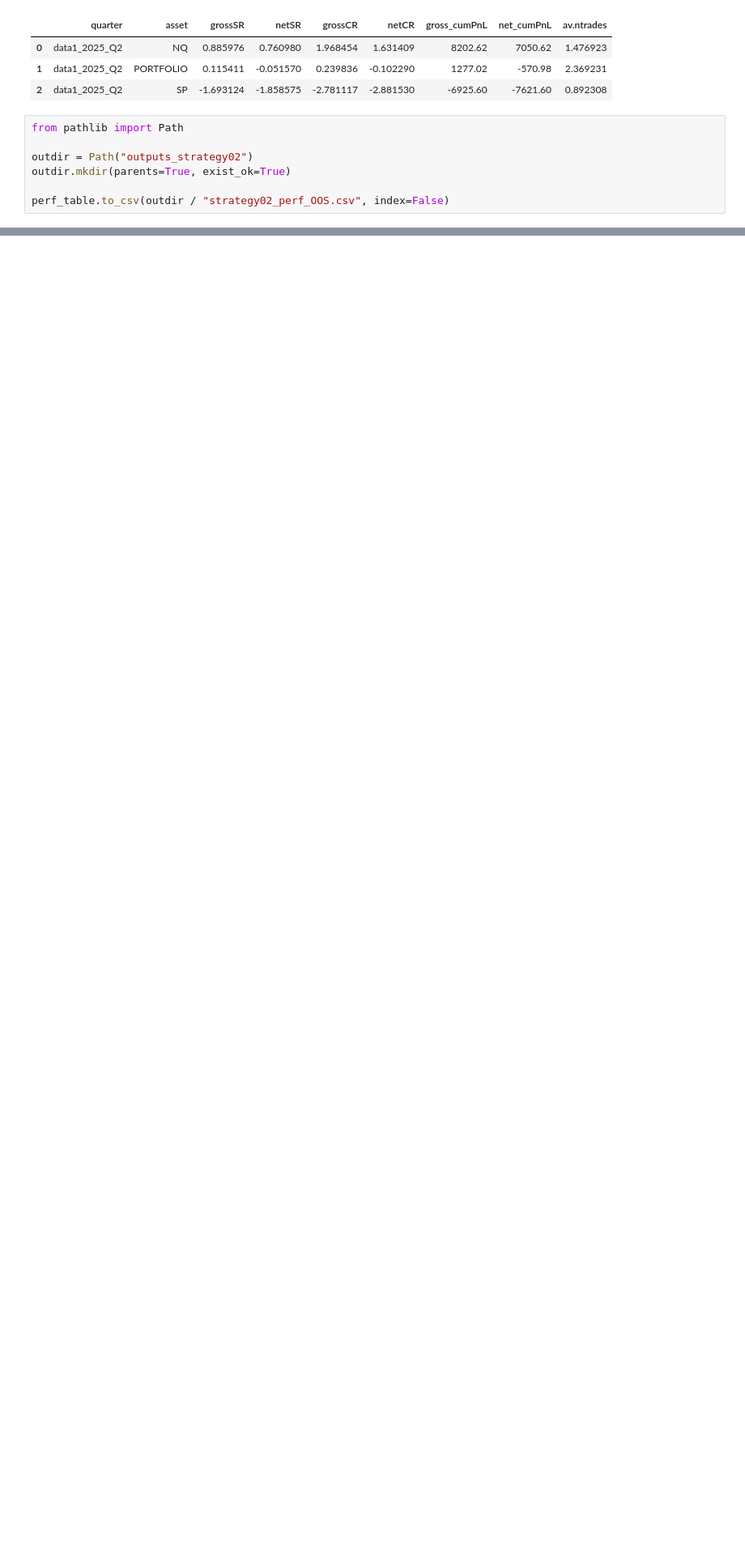
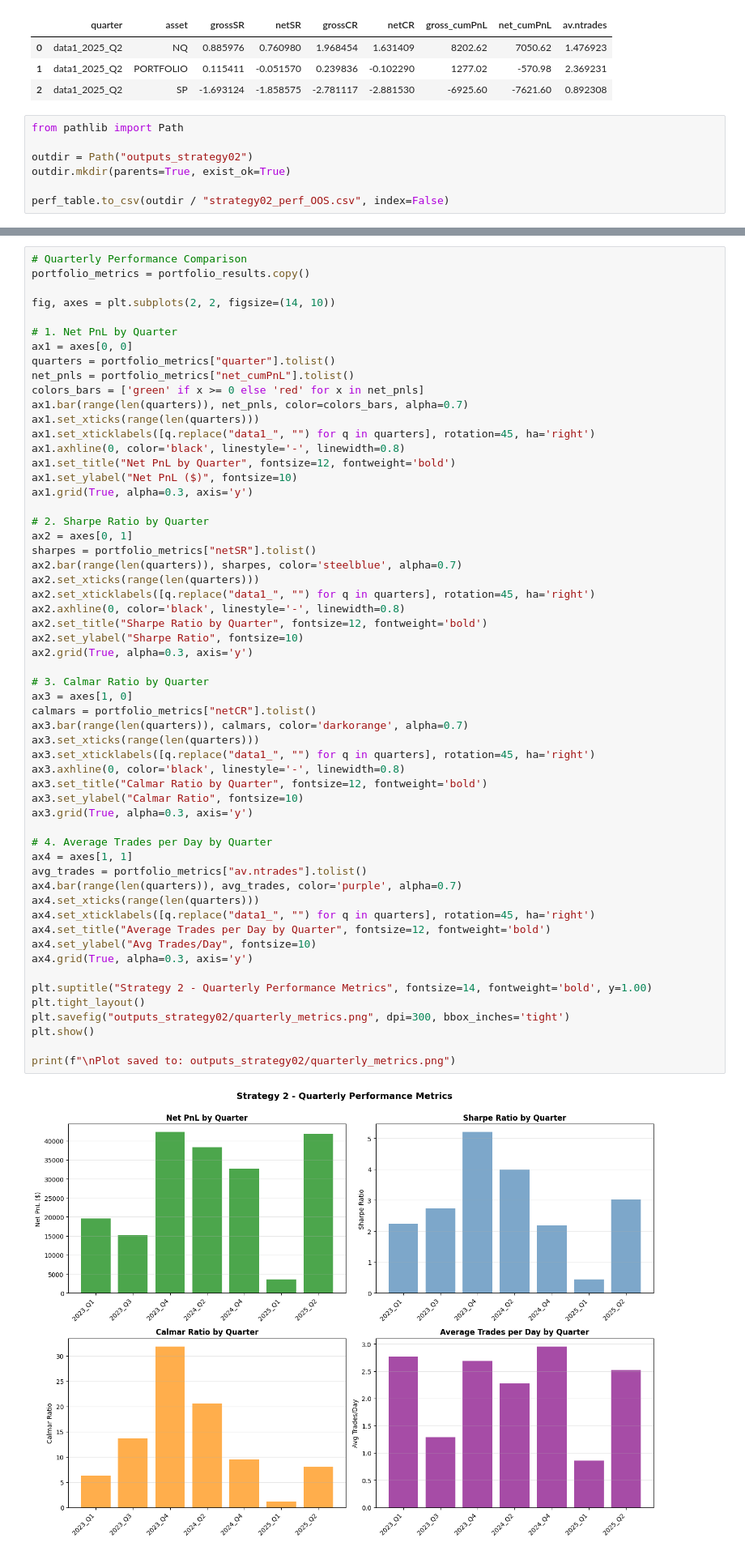
Before and after one commit to wynalazior/HFD-Final-Project, a Jupyter notebook: Testing/Strategy2.ipynb, the cells around one changed output, grey strips where cells are left out. Shown at 81% size. Cells and saved outputs as stored; diff of their text form; blank space fills up the shorter version.

```diff
--- a/Testing/Strategy2.ipynb
+++ b/Testing/Strategy2.ipynb
@@ -1236,0 +1523,59 @@ perf_table.to_csv(outdir / "strategy02_perf_OOS.csv", index=False)
+# %%
+# Quarterly Performance Comparison
+portfolio_metrics = portfolio_results.copy()
+
+fig, axes = plt.subplots(2, 2, figsize=(14, 10))
+
+# 1. Net PnL by Quarter
+ax1 = axes[0, 0]
+quarters = portfolio_metrics["quarter"].tolist()
+net_pnls = portfolio_metrics["net_cumPnL"].tolist()
+colors_bars = ['green' if x >= 0 else 'red' for x in net_pnls]
+ax1.bar(range(len(quarters)), net_pnls, color=colors_bars, alpha=0.7)
+ax1.set_xticks(range(len(quarters)))
+ax1.set_xticklabels([q.replace("data1_", "") for q in quarters], rotation=45, ha='right')
+ax1.axhline(0, color='black', linestyle='-', linewidth=0.8)
+ax1.set_title("Net PnL by Quarter", fontsize=12, fontweight='bold')
+ax1.set_ylabel("Net PnL ($)", fontsize=10)
+ax1.grid(True, alpha=0.3, axis='y')
+
+# 2. Sharpe Ratio by Quarter
+ax2 = axes[0, 1]
+sharpes = portfolio_metrics["netSR"].tolist()
+ax2.bar(range(len(quarters)), sharpes, color='steelblue', alpha=0.7)
+ax2.set_xticks(range(len(quarters)))
+ax2.set_xticklabels([q.replace("data1_", "") for q in quarters], rotation=45, ha='right')
+ax2.axhline(0, color='black', linestyle='-', linewidth=0.8)
+ax2.set_title("Sharpe Ratio by Quarter", fontsize=12, fontweight='bold')
+ax2.set_ylabel("Sharpe Ratio", fontsize=10)
+ax2.grid(True, alpha=0.3, axis='y')
+
+# 3. Calmar Ratio by Quarter
+ax3 = axes[1, 0]
+calmars = portfolio_metrics["netCR"].tolist()
+ax3.bar(range(len(quarters)), calmars, color='darkorange', alpha=0.7)
+ax3.set_xticks(range(len(quarters)))
+ax3.set_xticklabels([q.replace("data1_", "") for q in quarters], rotation=45, ha='right')
+ax3.axhline(0, color='black', linestyle='-', linewidth=0.8)
+ax3.set_title("Calmar Ratio by Quarter", fontsize=12, fontweight='bold')
+ax3.set_ylabel("Calmar Ratio", fontsize=10)
+ax3.grid(True, alpha=0.3, axis='y')
+
+# 4. Average Trades per Day by Quarter
+ax4 = axes[1, 1]
+avg_trades = portfolio_metrics["av.ntrades"].tolist()
+ax4.bar(range(len(quarters)), avg_trades, color='purple', alpha=0.7)
+ax4.set_xticks(range(len(quarters)))
+ax4.set_xticklabels([q.replace("data1_", "") for q in quarters], rotation=45, ha='right')
+ax4.set_title("Average Trades per Day by Quarter", fontsize=12, fontweight='bold')
+ax4.set_ylabel("Avg Trades/Day", fontsize=10)
+ax4.grid(True, alpha=0.3, axis='y')
+
+plt.suptitle("Strategy 2 - Quarterly Performance Metrics", fontsize=14, fontweight='bold', y=1.00)
+plt.tight_layout()
+plt.savefig("outputs_strategy02/quarterly_metrics.png", dpi=300, bbox_inches='tight')
+plt.show()
+
+print(f"\nPlot saved to: outputs_strategy02/quarterly_metrics.png")
+# %% [output]
+[figure, added]
```
Also changed, not shown: parts of 11 cells of this notebook, 12 other files.
